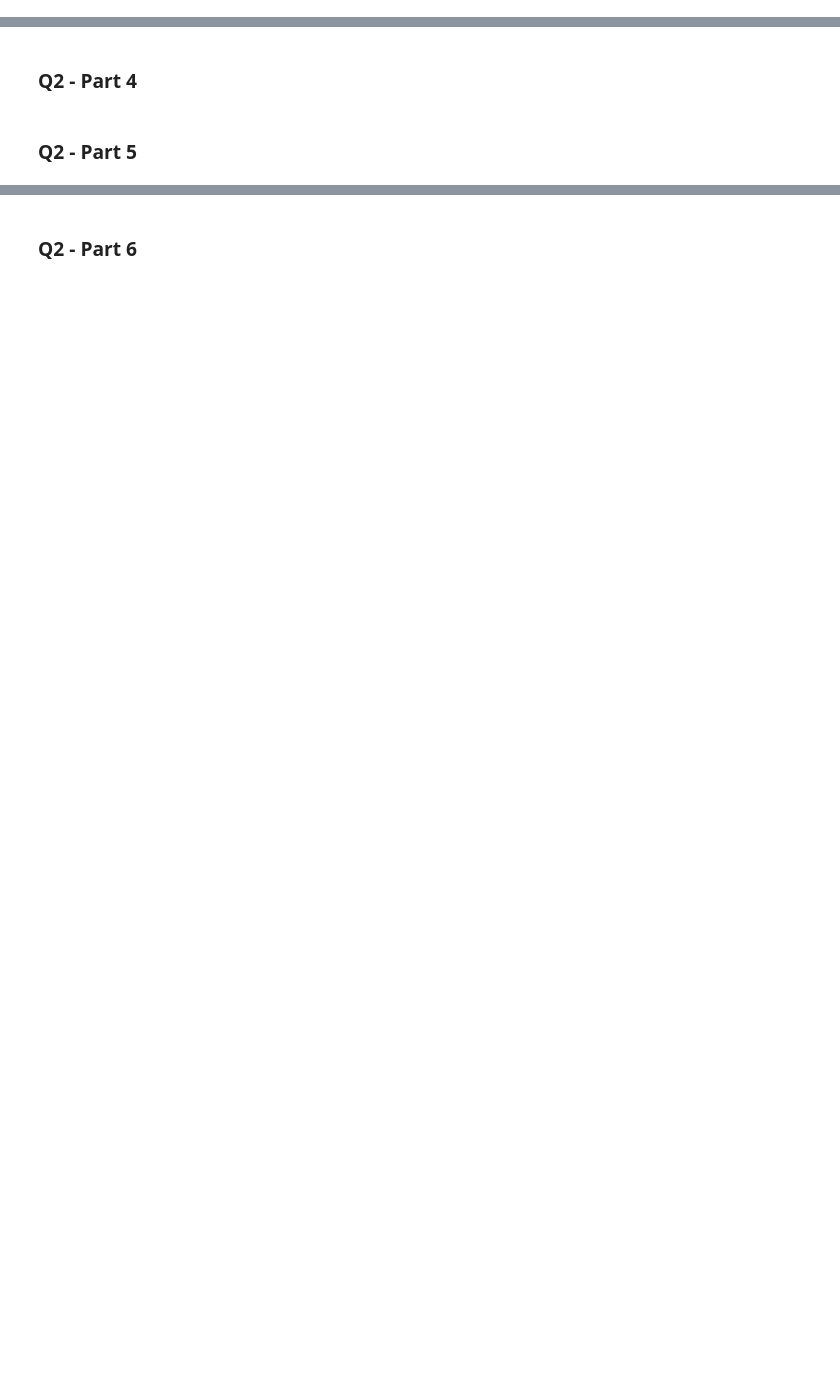
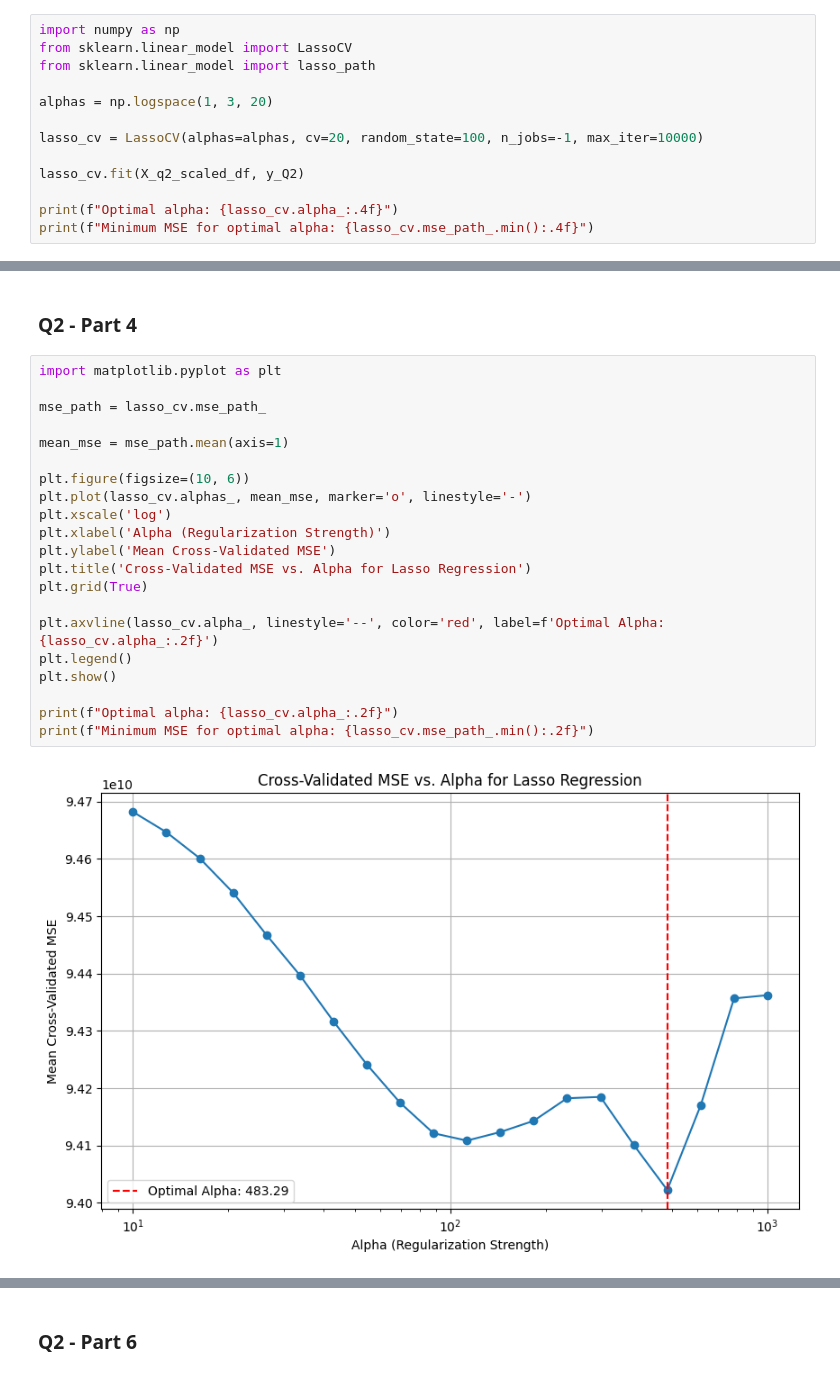
Before and after one commit to thomashooks53/undergrad_ml_assignments, a Jupyter notebook: 04_assignment_regularization.ipynb, the cells around one changed output, grey strips where cells are left out. Cells and saved outputs as stored; diff of their text form; blank space fills up the shorter version.

```diff
--- a/04_assignment_regularization.ipynb
+++ b/04_assignment_regularization.ipynb
@@ -48,2 +163,15 @@
 # %% [markdown]
 ### Q2 - Part 3
+# %%
+import numpy as np
+from sklearn.linear_model import LassoCV
+from sklearn.linear_model import lasso_path
+
+alphas = np.logspace(1, 3, 20)
+
+lasso_cv = LassoCV(alphas=alphas, cv=20, random_state=100, n_jobs=-1, max_iter=10000)
+
+lasso_cv.fit(X_q2_scaled_df, y_Q2)
+
+print(f"Optimal alpha: {lasso_cv.alpha_:.4f}")
+print(f"Minimum MSE for optimal alpha: {lasso_cv.mse_path_.min():.4f}")
@@ -50,4 +181,25 @@
 # %% [markdown]
 ### Q2 - Part 4
-# %% [markdown]
-### Q2 - Part 5
+# %%
+import matplotlib.pyplot as plt
+
+mse_path = lasso_cv.mse_path_
+
+mean_mse = mse_path.mean(axis=1)
+
+plt.figure(figsize=(10, 6))
+plt.plot(lasso_cv.alphas_, mean_mse, marker='o', linestyle='-')
+plt.xscale('log')
+plt.xlabel('Alpha (Regularization Strength)')
+plt.ylabel('Mean Cross-Validated MSE')
+plt.title('Cross-Validated MSE vs. Alpha for Lasso Regression')
+plt.grid(True)
+
+plt.axvline(lasso_cv.alpha_, linestyle='--', color='red', label=f'Optimal Alpha: {lasso_cv.alpha_:.2f}')
+plt.legend()
+plt.show()
+
+print(f"Optimal alpha: {lasso_cv.alpha_:.2f}")
+print(f"Minimum MSE for optimal alpha: {lasso_cv.mse_path_.min():.2f}")
+# %% [output]
+[figure, added]
```
Also changed, not shown: parts of 14 cells of this notebook.
